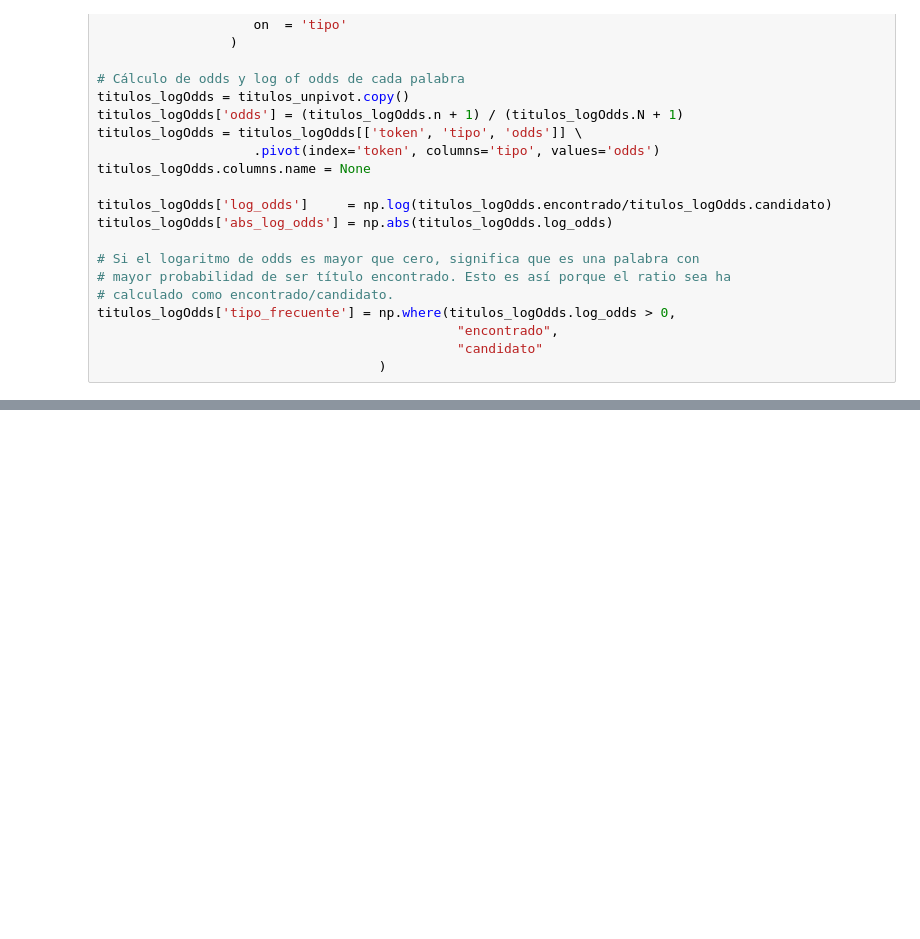
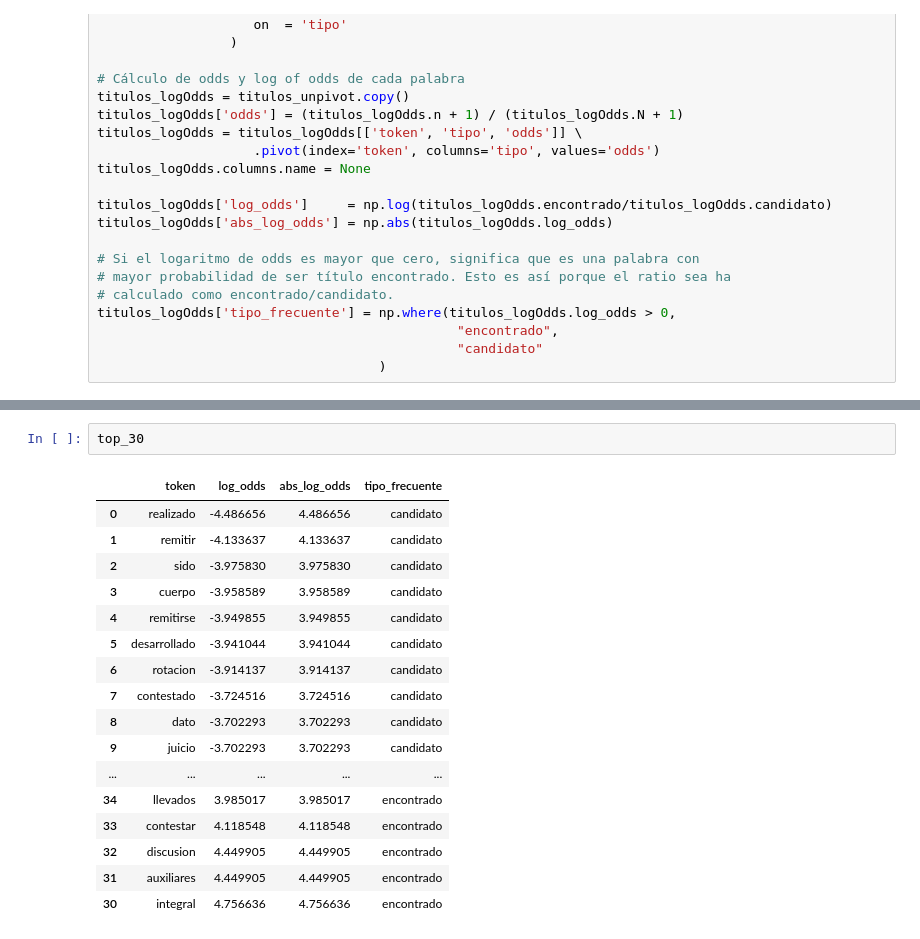
Before and after one commit to gaston411/Mi-Proyecto, a Jupyter notebook: Busqueda_titulo-parrafo.ipynb, the cells around one changed output, grey strips where cells are left out. Cells and saved outputs as stored; diff of their text form; blank space fills up the shorter version.

```diff
--- a/Busqueda_titulo-parrafo.ipynb
+++ b/Busqueda_titulo-parrafo.ipynb
@@ -1097,0 +1110,20 @@ dfExpTitulosCandidatos.expediente[308][7502:]
+# %%
+top_30
+# %% [output]
+|  | token | log_odds | abs_log_odds | tipo_frecuente |
+| 0 | realizado | -4.486656 | 4.486656 | candidato |
+| 1 | remitir | -4.133637 | 4.133637 | candidato |
+| 2 | sido | -3.975830 | 3.975830 | candidato |
+| 3 | cuerpo | -3.958589 | 3.958589 | candidato |
+| 4 | remitirse | -3.949855 | 3.949855 | candidato |
+| 5 | desarrollado | -3.941044 | 3.941044 | candidato |
+| 6 | rotacion | -3.914137 | 3.914137 | candidato |
+| 7 | contestado | -3.724516 | 3.724516 | candidato |
+| 8 | dato | -3.702293 | 3.702293 | candidato |
+| 9 | juicio | -3.702293 | 3.702293 | candidato |
+| ... | ... | ... | ... | ... |
+| 34 | llevados | 3.985017 | 3.985017 | encontrado |
+| 33 | contestar | 4.118548 | 4.118548 | encontrado |
+| 32 | discusion | 4.449905 | 4.449905 | encontrado |
+| 31 | auxiliares | 4.449905 | 4.449905 | encontrado |
+| 30 | integral | 4.756636 | 4.756636 | encontrado |
```
Also changed, not shown: parts of 18 cells of this notebook.
